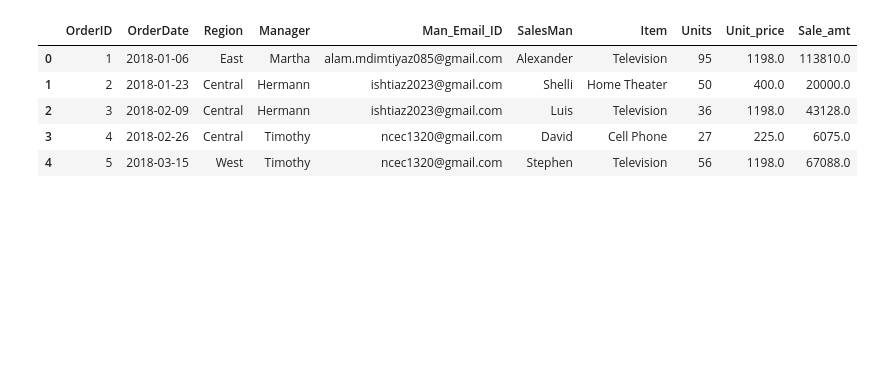
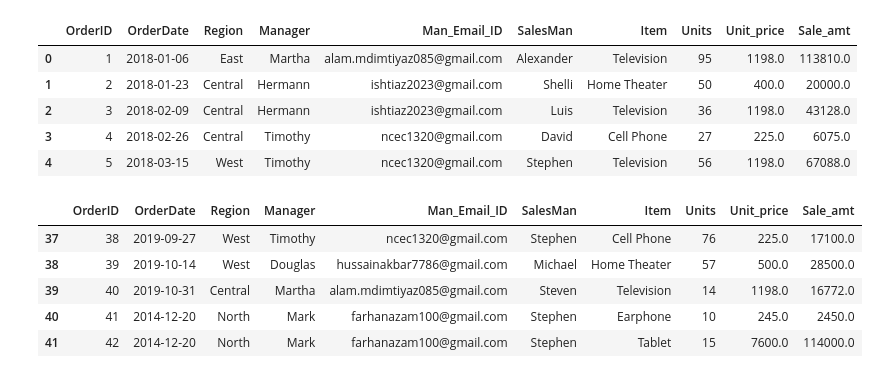
Before and after one commit to Faizan011-LTIM/Pandas-Python, a Jupyter notebook: Pandas.ipynb, the cells around one changed output. Cells and saved outputs as stored; diff of their text form; code cells hidden in the pictures; blank space fills up the shorter version.

```diff
--- a/Pandas.ipynb
+++ b/Pandas.ipynb
@@ -81,3 +81,14 @@ df.head()                          # head()-To show top 5 record
 | 2 | 3 | 2018-02-09 | Central | Hermann | ishtiaz2023@gmail.com | Luis | Television | 36 | 1198.0 | 43128.0 |
 | 3 | 4 | 2018-02-26 | Central | Timothy | ncec1320@gmail.com | David | Cell Phone | 27 | 225.0 | 6075.0 |
 | 4 | 5 | 2018-03-15 | West | Timothy | ncec1320@gmail.com | Stephen | Television | 56 | 1198.0 | 67088.0 |
+# %%
+import pandas as pd
+df = pd.read_excel("Sales.xlsx")
+df.tail()
+# %% [output]
+|  | OrderID | OrderDate | Region | Manager | Man_Email_ID | SalesMan | Item | Units | Unit_price | Sale_amt |
+| 37 | 38 | 2019-09-27 | West | Timothy | ncec1320@gmail.com | Stephen | Cell Phone | 76 | 225.0 | 17100.0 |
+| 38 | 39 | 2019-10-14 | West | Douglas | hussainakbar7786@gmail.com | Michael | Home Theater | 57 | 500.0 | 28500.0 |
+| 39 | 40 | 2019-10-31 | Central | Martha | alam.mdimtiyaz085@gmail.com | Steven | Television | 14 | 1198.0 | 16772.0 |
+| 40 | 41 | 2014-12-20 | North | Mark | farhanazam100@gmail.com | Stephen | Earphone | 10 | 245.0 | 2450.0 |
+| 41 | 42 | 2014-12-20 | North | Mark | farhanazam100@gmail.com | Stephen | Tablet | 15 | 7600.0 | 114000.0 |
```
